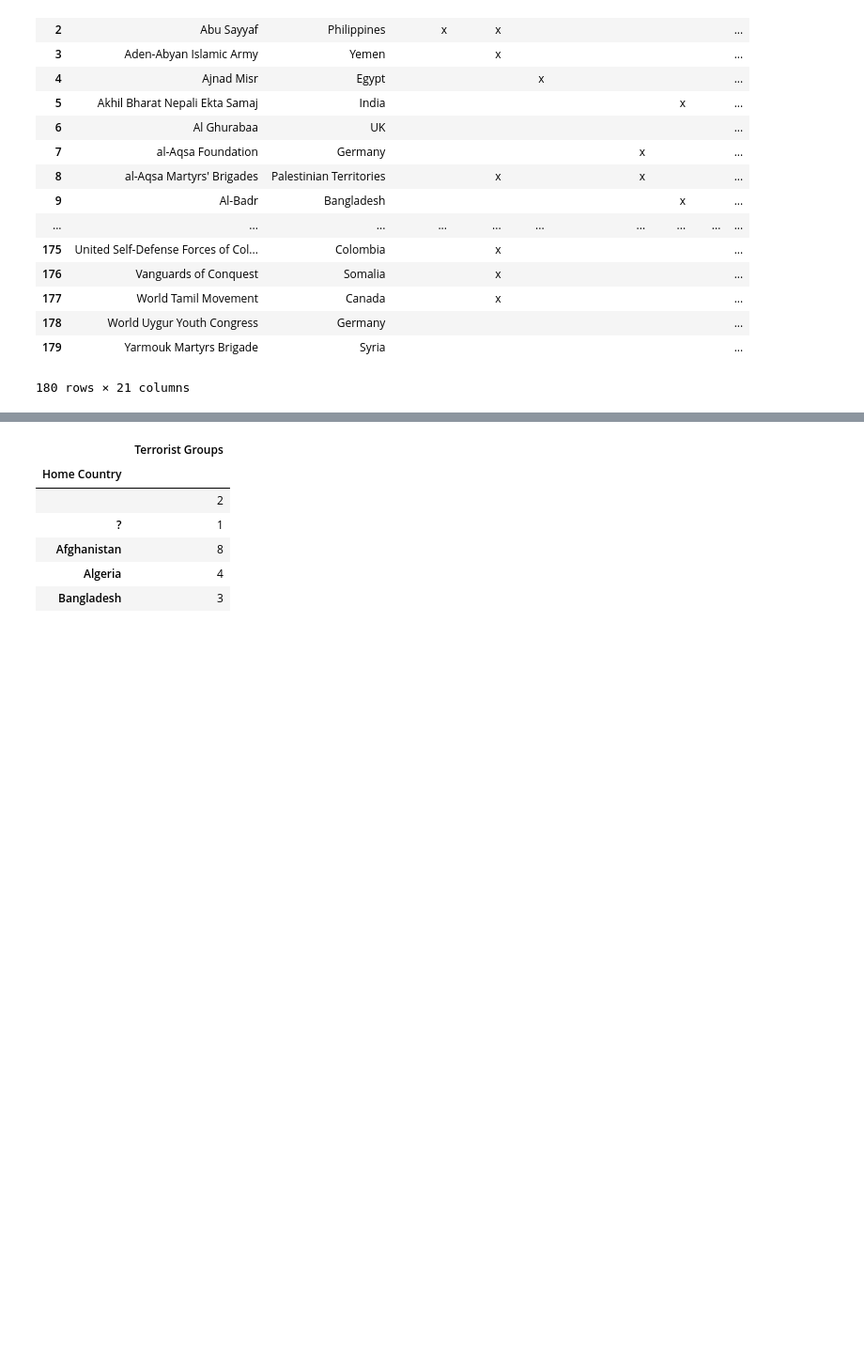
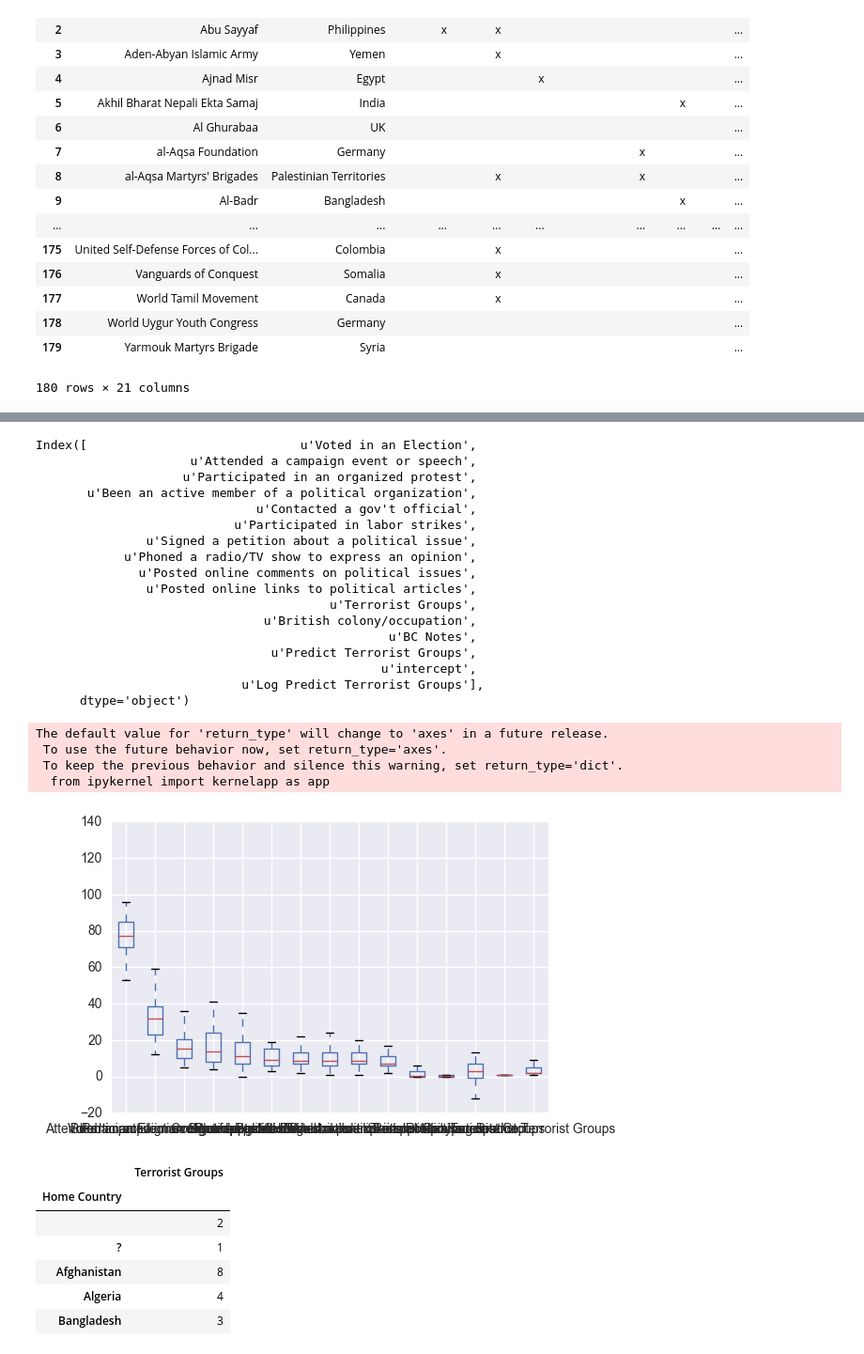
Before and after one commit to altheasmith/ds-homework, a Jupyter notebook: final-project/FinalProject.ipynb, the cells around one changed output, grey strips where cells are left out. Shown at 94% size. Cells and saved outputs as stored; diff of their text form; code cells hidden in the pictures; blank space fills up the shorter version.

```diff
--- a/final-project/FinalProject.ipynb
+++ b/final-project/FinalProject.ipynb
@@ -50,6 +50,32 @@ df
 | Ukraine | 79 | 19 | 18 | 7 | ... |
 | Russia | 76 | 12 | 7 | 8 | ... |
 | Poland | 75 | 20 | 16 | 10 | ... |
+# %%
+print df.columns
+df.boxplot();
+# %% [output]
+Index([                             u'Voted in an Election',
+                     u'Attended a campaign event or speech',
+                    u'Participated in an organized protest',
+       u'Been an active member of a political organization',
+                              u'Contacted a gov't official',
+                           u'Participated in labor strikes',
+               u'Signed a petition about a political issue',
+            u'Phoned a radio/TV show to express an opinion',
+              u'Posted online comments on political issues',
+               u'Posted online links to political articles',
+                                        u'Terrorist Groups',
+                               u'British colony/occupation',
+                                                u'BC Notes',
+                                u'Predict Terrorist Groups',
+                                               u'intercept',
+                            u'Log Predict Terrorist Groups'],
+      dtype='object')
+The default value for 'return_type' will change to 'axes' in a future release.
+ To use the future behavior now, set return_type='axes'.
+ To keep the previous behavior and silence this warning, set return_type='dict'.
+  from ipykernel import kernelapp as app
+[figure, added]
 # %%
 groups_by_country = pd.DataFrame(groups.groupby('Home Country')['Organization Name'].count())
 # %%
```
Also changed, not shown: parts of 2 cells of this notebook, 1 other file.
